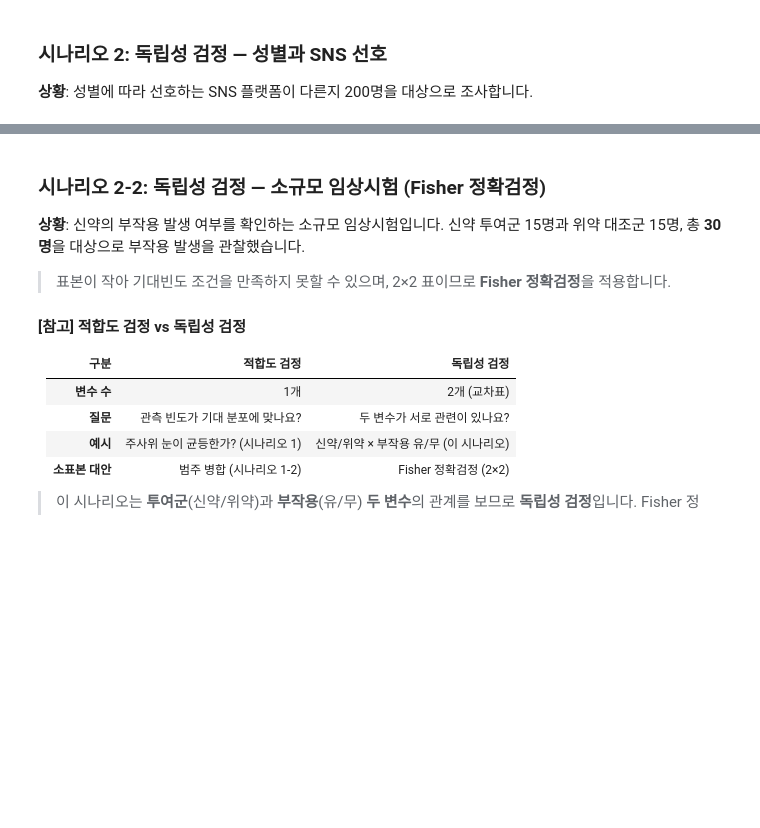
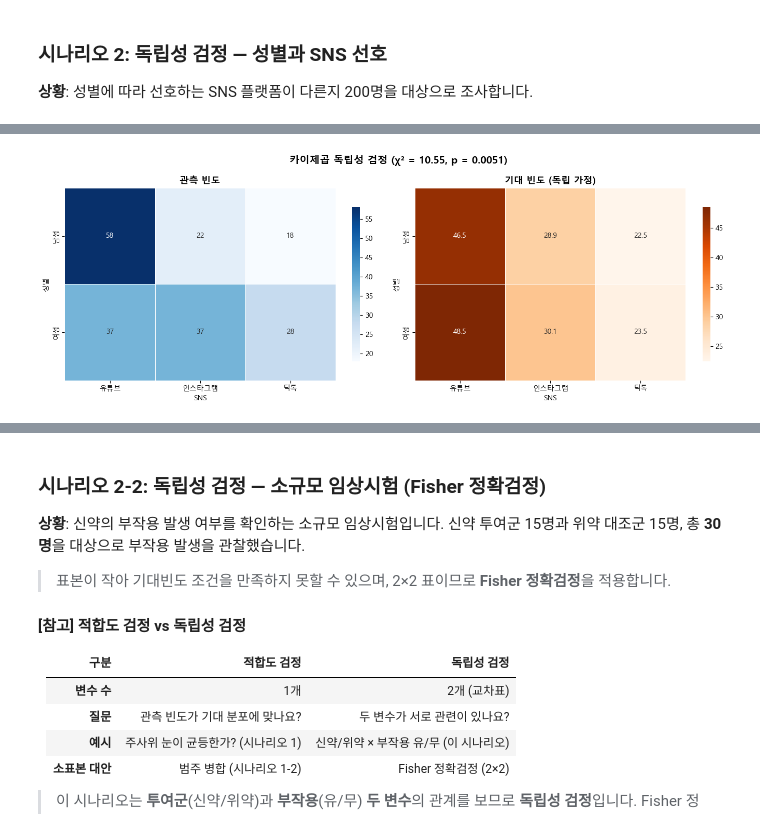
Before and after one commit to SeolMuah/statistics-practice-python, a Jupyter notebook: practice_04.ipynb, the cells around one changed output, grey strips where cells are left out. Cells and saved outputs as stored; diff of their text form; code cells hidden in the pictures; blank space fills up the shorter version.

```diff
--- a/practice_04.ipynb
+++ b/practice_04.ipynb
@@ -1037,2 +1356,21 @@ display(df.head(10))
+# %%
+import seaborn as sns
+fig, axes = plt.subplots(1, 2, figsize=(14, 5))
+
+sns.heatmap(ct_raw, annot=True, fmt='d', cmap='Blues', ax=axes[0],
+            linewidths=0.5, cbar_kws={'shrink': 0.8})
+axes[0].set_title('관측 빈도', fontsize=13, fontweight='bold')
+
+sns.heatmap(pd.DataFrame(expected_ind, index=ct_raw.index, columns=ct_raw.columns),
+            annot=True, fmt='.1f', cmap='Oranges', ax=axes[1],
+            linewidths=0.5, cbar_kws={'shrink': 0.8})
+axes[1].set_title('기대 빈도 (독립 가정)', fontsize=13, fontweight='bold')
+
+fig.suptitle(f"카이제곱 독립성 검정 (χ² = {chi2_ind:.2f}, p = {p_ind:.4f})",
+             fontsize=14, fontweight='bold')
+plt.tight_layout()
+plt.show()
+# %% [output]
+[figure, added]
 # %%
 # ── Cramér's V (효과 크기) ──
```
Also changed, not shown: parts of 18 cells of this notebook.
